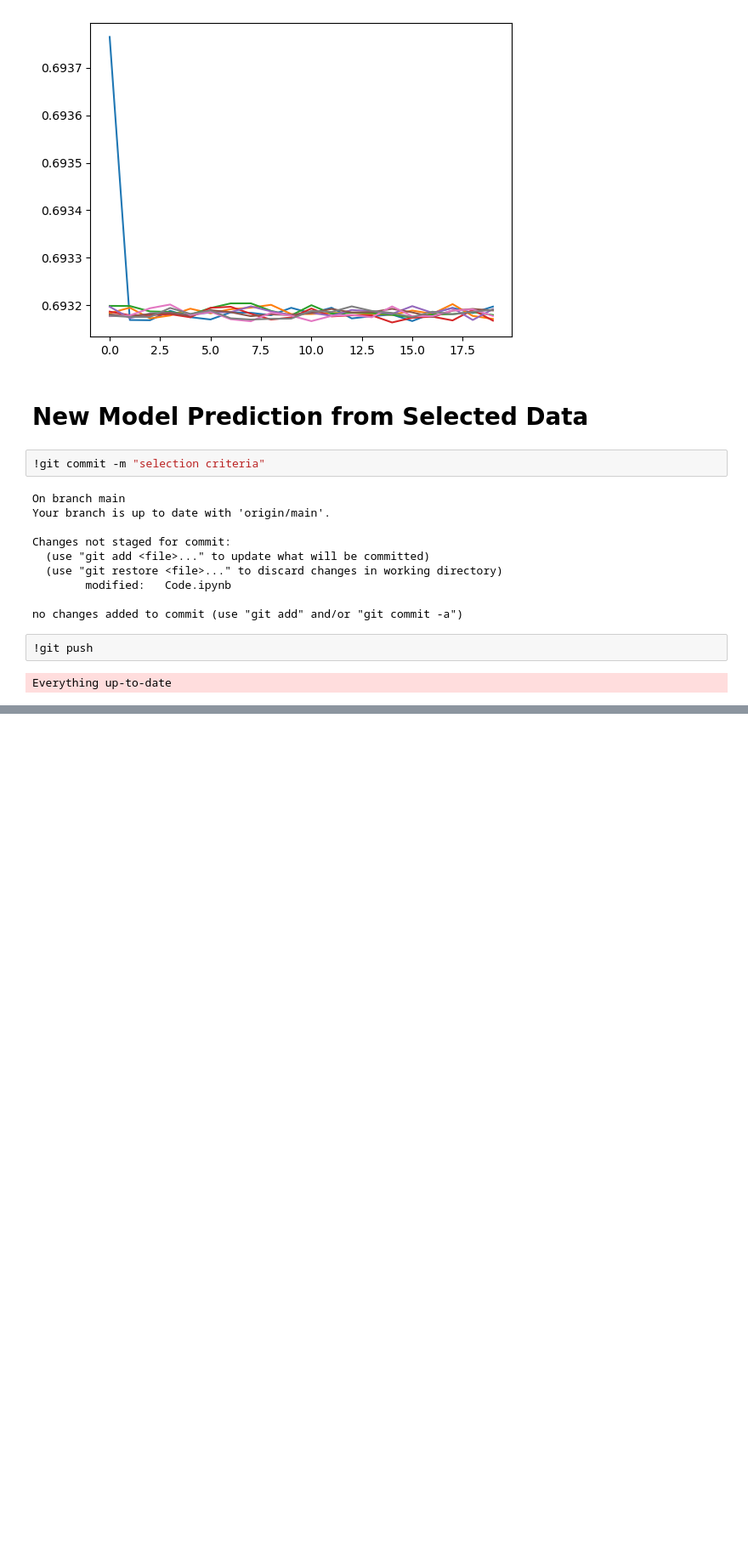
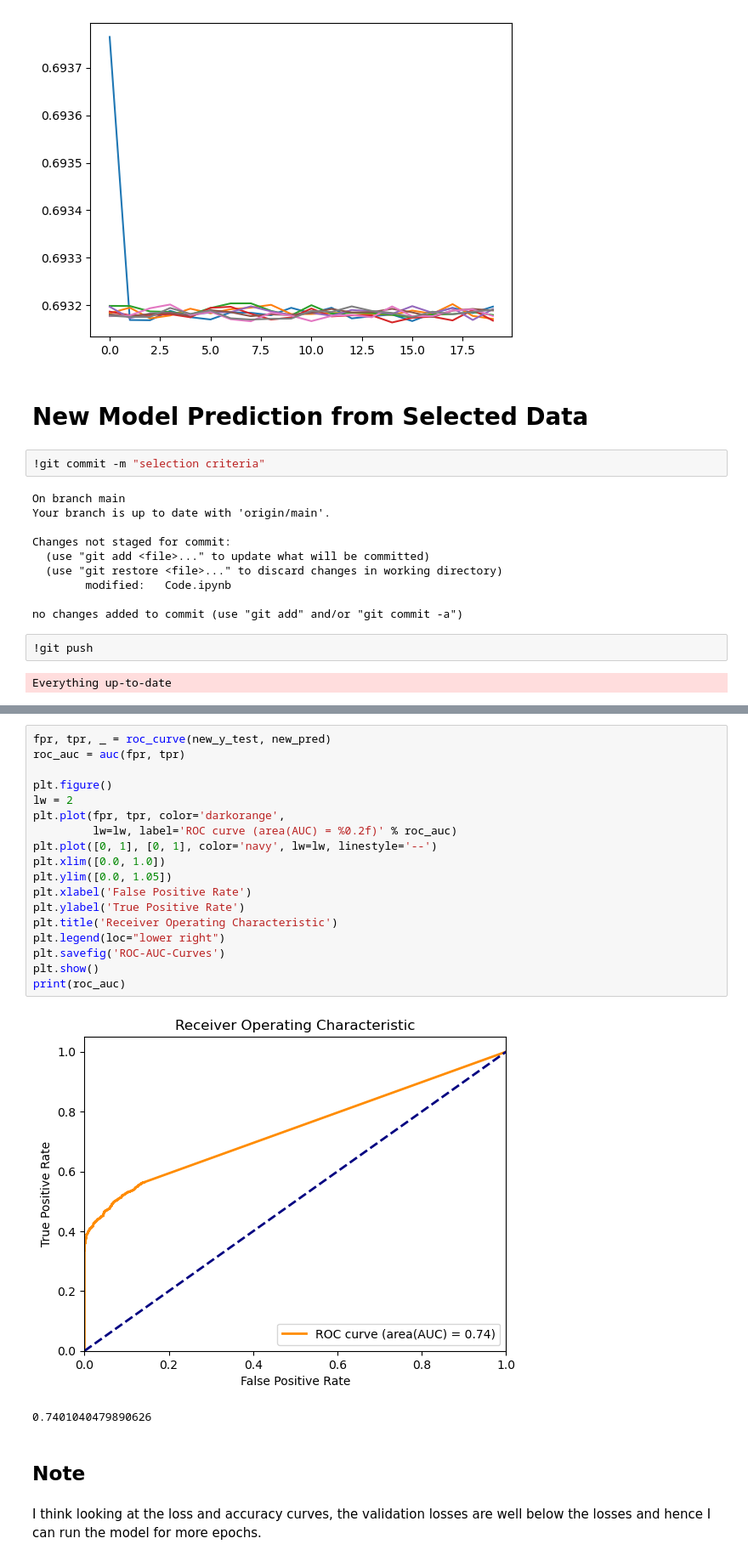
Before and after one commit to KaraboLetsholo/3rd-Year-Project-, a Jupyter notebook: Code.ipynb, the cells around one changed output, grey strips where cells are left out. Shown at 85% size. Saved outputs shown, nothing was run; the diff lists cells and outputs as text; blank space fills up the shorter version.

```diff
--- a/Code.ipynb
+++ b/Code.ipynb
@@ -592,0 +663,25 @@ Everything up-to-date
+# %%
+fpr, tpr, _ = roc_curve(new_y_test, new_pred)
+roc_auc = auc(fpr, tpr)
+
+plt.figure()
+lw = 2
+plt.plot(fpr, tpr, color='darkorange',
+         lw=lw, label='ROC curve (area(AUC) = %0.2f)' % roc_auc)
+plt.plot([0, 1], [0, 1], color='navy', lw=lw, linestyle='--')
+plt.xlim([0.0, 1.0])
+plt.ylim([0.0, 1.05])
+plt.xlabel('False Positive Rate')
+plt.ylabel('True Positive Rate')
+plt.title('Receiver Operating Characteristic')
+plt.legend(loc="lower right")
+plt.savefig('ROC-AUC-Curves')
+plt.show()
+print(roc_auc)
+# %% [output]
+[figure, added]
+0.7401040479890626
+# %% [markdown]
+## Note
+# %% [markdown]
+I think looking at the loss and accuracy curves, the validation losses are well below the losses and hence I can run the model for more epochs.
```
Also changed, not shown: parts of 11 cells of this notebook, 1 other file.
